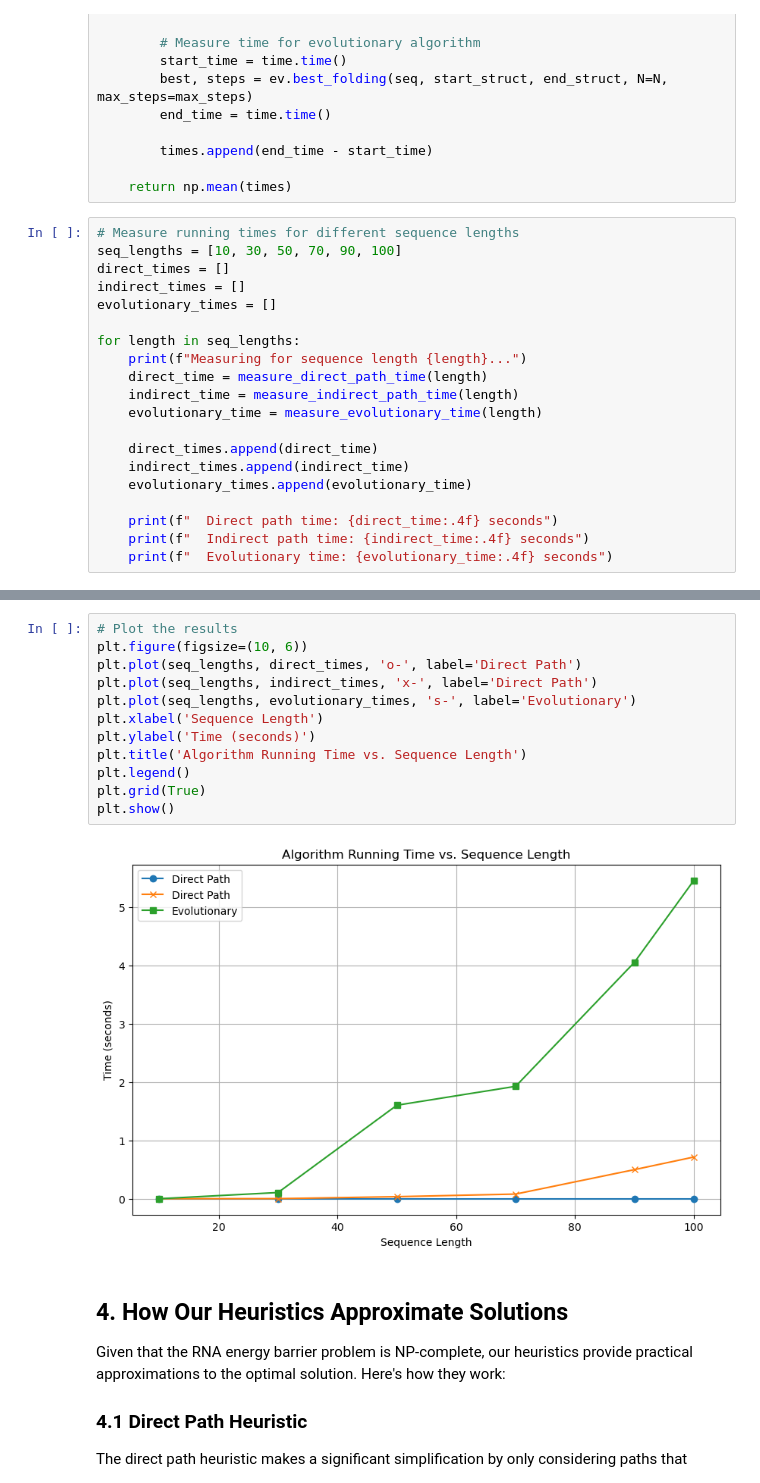
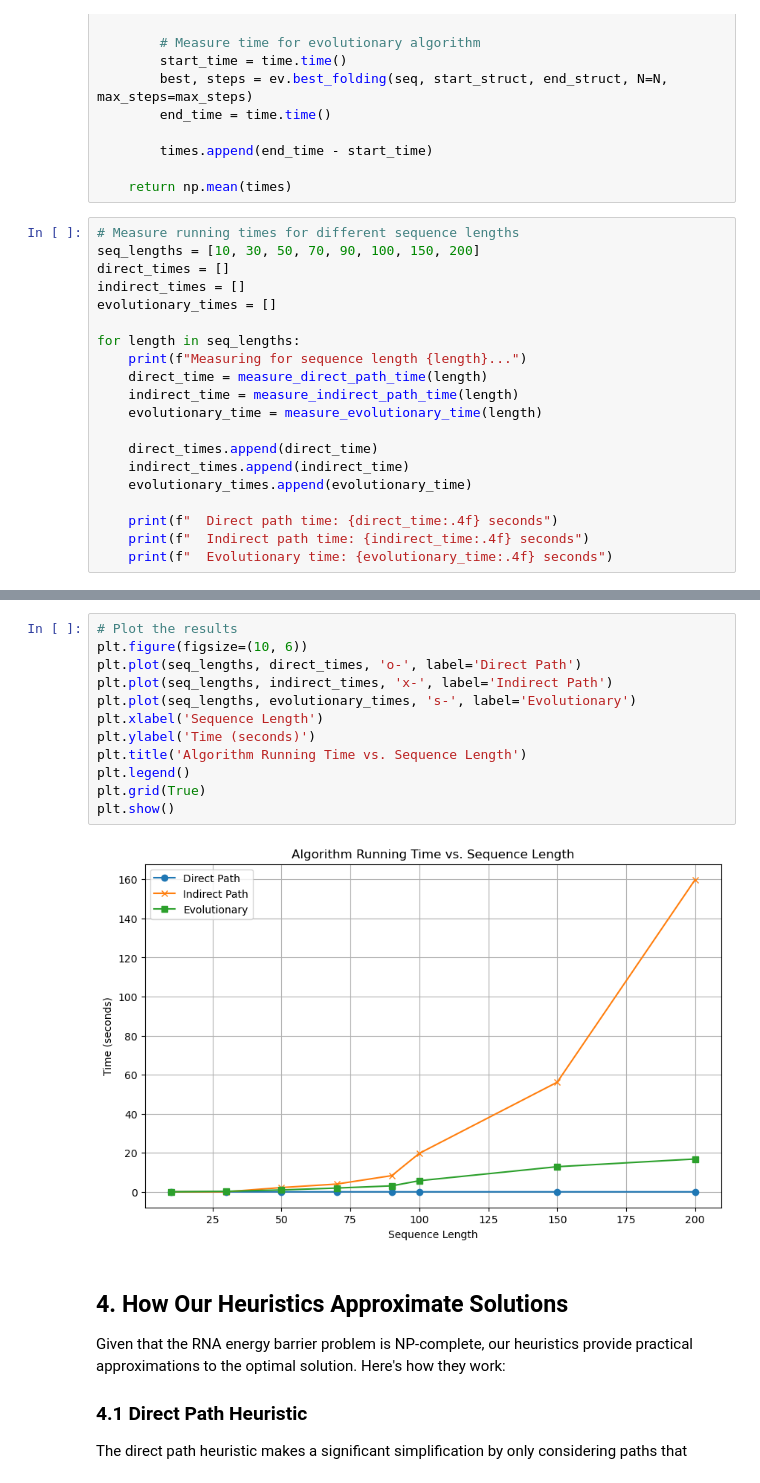
Before and after one commit to lusxvr/rna_energy_barriers, a Jupyter notebook: complexity_analysis.ipynb, the cells around one changed output, grey strips where cells are left out. Drawn from its saved outputs; the diff is of its cells as text.

```diff
--- a/complexity_analysis.ipynb
+++ b/complexity_analysis.ipynb
@@ -211,7 +205,7 @@ def measure_evolutionary_time(seq_length, num_trials=3, N=10, max_steps=100):
     return np.mean(times)
 # %%
 # Measure running times for different sequence lengths
-seq_lengths = [10, 30, 50, 70, 90, 100]
+seq_lengths = [10, 30, 50, 70, 90, 100, 150, 200]
 direct_times = []
 indirect_times = []
 evolutionary_times = []
@@ -250,17 +244,17 @@ Generation 20:
 # %%
 # Plot the results
 plt.figure(figsize=(10, 6))
 plt.plot(seq_lengths, direct_times, 'o-', label='Direct Path')
-plt.plot(seq_lengths, indirect_times, 'x-', label='Direct Path')
+plt.plot(seq_lengths, indirect_times, 'x-', label='Indirect Path')
 plt.plot(seq_lengths, evolutionary_times, 's-', label='Evolutionary')
 plt.xlabel('Sequence Length')
 plt.ylabel('Time (seconds)')
 plt.title('Algorithm Running Time vs. Sequence Length')
 plt.legend()
 plt.grid(True)
 plt.show()
 # %% [output]
-[figure, old version]
+[figure, new version]
 # %% [markdown]
 ## 4. How Our Heuristics Approximate Solutions
 
```
Also changed, not shown: parts of 6 cells of this notebook.
